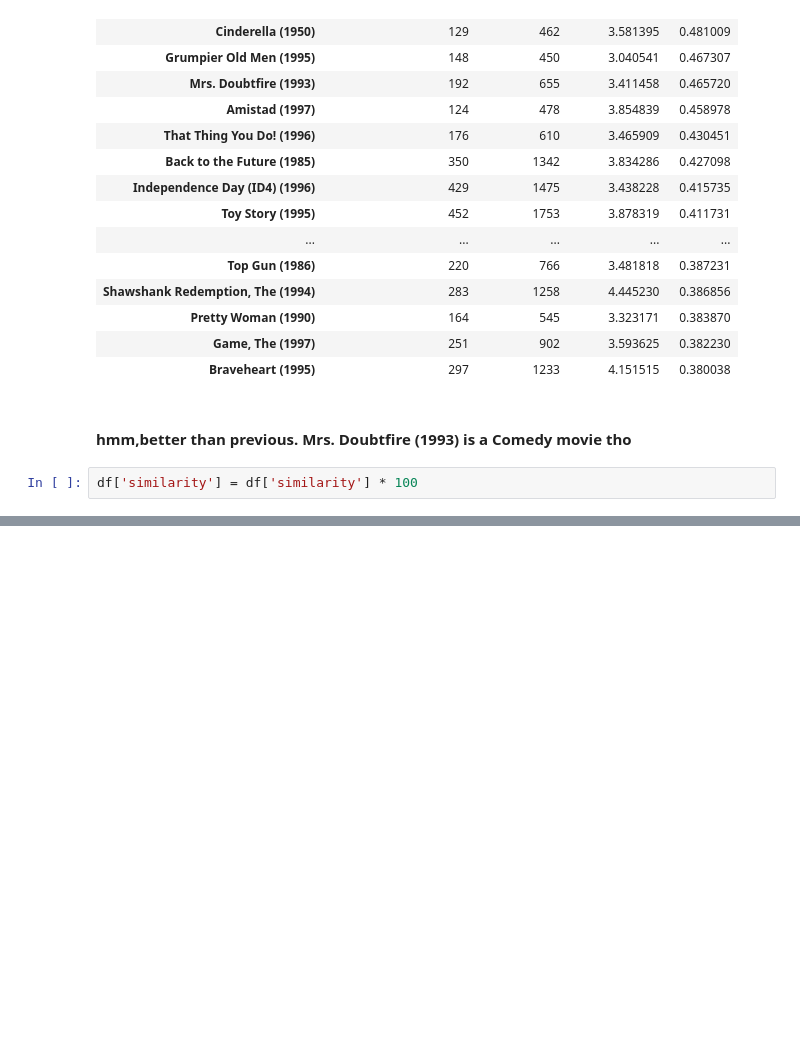
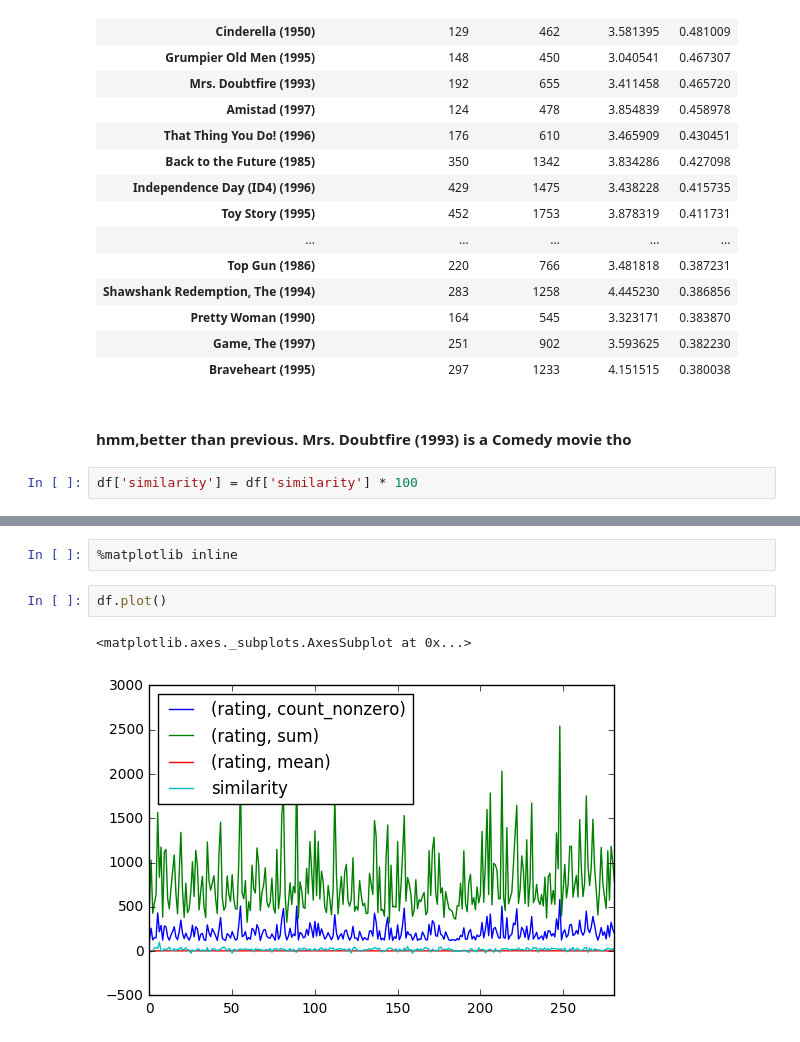
Before and after one commit to Mantej-Singh/Movie-Recommendation, a Jupyter notebook: Recommending Movies.ipynb, the cells around one changed output, grey strips where cells are left out. Saved outputs shown, nothing was run; the diff lists cells and outputs as text; blank space fills up the shorter version.

```diff
--- a/Recommending Movies.ipynb
+++ b/Recommending Movies.ipynb
@@ -223,0 +226,7 @@ df.sort_values(['similarity'], ascending=False).head(20)
+# %%
+%matplotlib inline
+# %%
+df.plot()
+# %% [output]
+<matplotlib.axes._subplots.AxesSubplot at 0x...>
+[figure, added]
```
Also changed, not shown: parts of 9 cells of this notebook.
